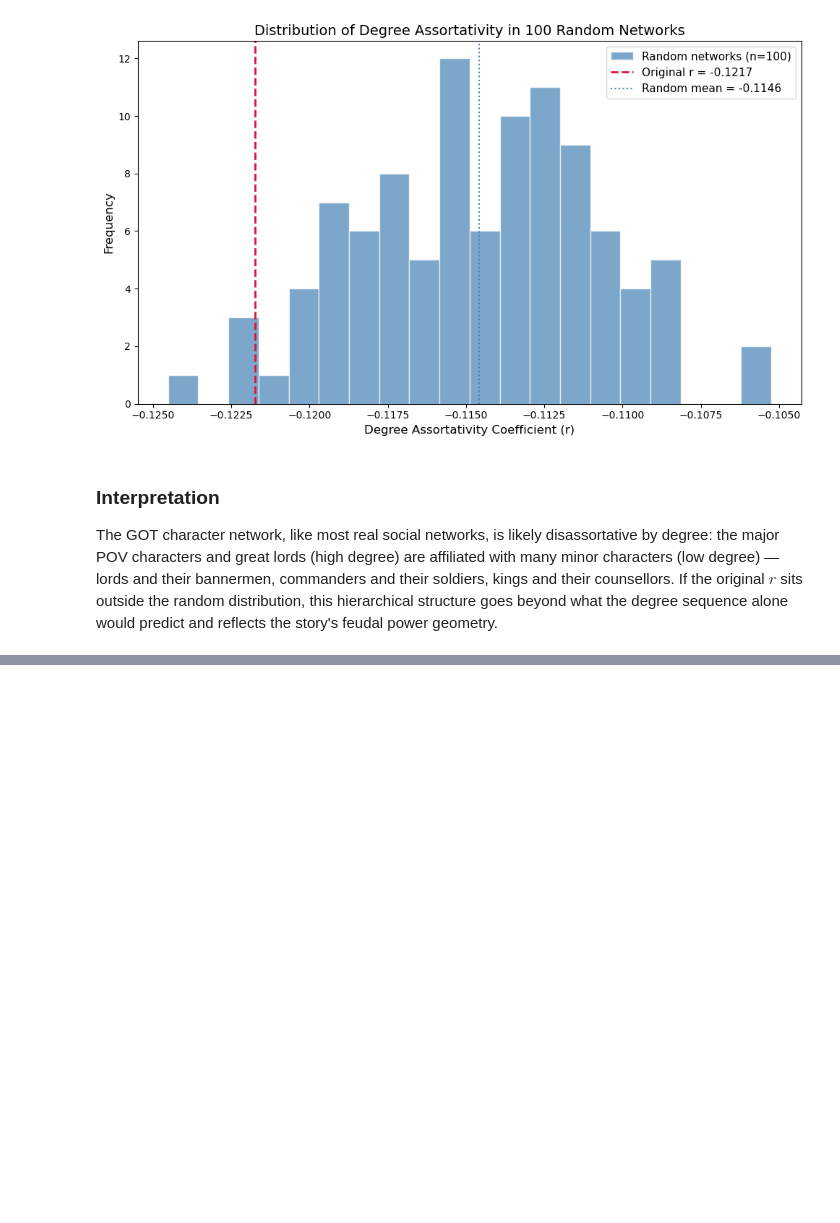
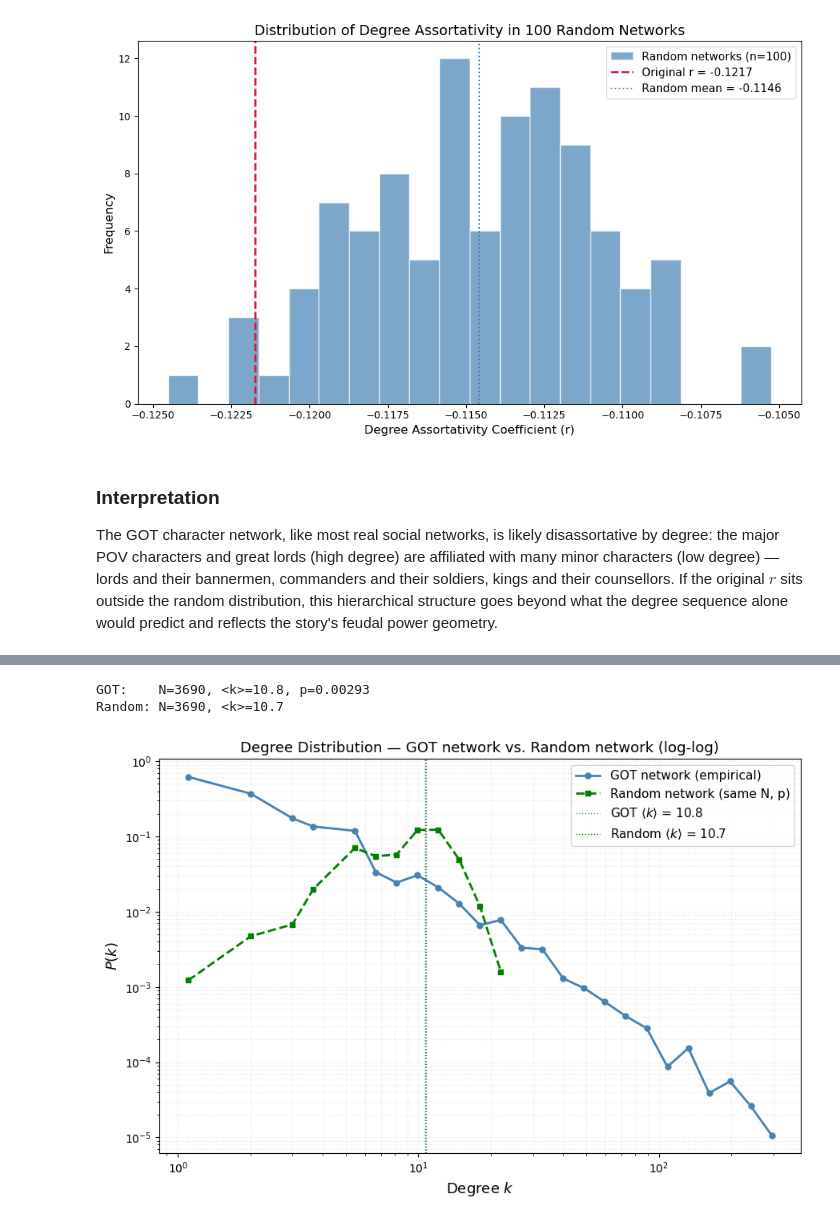
Before and after one commit to oggefaderen/CompSciProject, a Jupyter notebook: got_assortativity.ipynb, the cells around one changed output, grey strips where cells are left out. Saved outputs shown, nothing was run; the diff lists cells and outputs as text; code cells hidden in the pictures; blank space fills up the shorter version.

```diff
--- a/got_assortativity.ipynb
+++ b/got_assortativity.ipynb
@@ -399,0 +319,57 @@ Disassortativity is expected and follows logically from the feudal structure of
+# %%
+from math import factorial, exp
+
+degrees = np.array([d for _, d in G.degree() if d > 0])
+k_mean  = degrees.mean()
+N       = G.number_of_nodes()
+p       = k_mean / (N - 1)   # eq 3.2: <k> = p(N-1)
+
+# --- Logarithmic binning for GOT ---
+log_bins    = np.logspace(np.log10(degrees.min()), np.log10(degrees.max()), 30)
+counts, bin_edges = np.histogram(degrees, bins=log_bins)
+bin_centres = np.sqrt(bin_edges[:-1] * bin_edges[1:])  # geometric midpoints
+density     = counts / (counts.sum() * np.diff(bin_edges))
+mask        = counts > 0
+
+# --- Random network with same N and p ---
+G_rand = nx.erdos_renyi_graph(N, p, seed=42)
+deg_rand = np.array([d for _, d in G_rand.degree() if d > 0])
+counts_r, bin_edges_r = np.histogram(deg_rand, bins=log_bins)
+bin_centres_r = np.sqrt(bin_edges_r[:-1] * bin_edges_r[1:])
+density_r     = counts_r / (counts_r.sum() * np.diff(bin_edges_r))
+mask_r        = counts_r > 0
+
+print(f'GOT:    N={N}, <k>={k_mean:.1f}, p={p:.5f}')
+print(f'Random: N={G_rand.number_of_nodes()}, <k>={np.array([d for _,d in G_rand.degree()]).mean():.1f}')
+# %% [output]
+GOT:    N=3690, <k>=10.8, p=0.00293
+Random: N=3690, <k>=10.7
+# %%
+fig, ax = plt.subplots(figsize=(9, 6))
+
+ax.plot(bin_centres[mask], density[mask],
+        'o-', color='steelblue', linewidth=2, markersize=5,
+        label='GOT network (empirical)')
+
+ax.plot(bin_centres_r[mask_r], density_r[mask_r],
+        's--', color='green', linewidth=2, markersize=5,
+        label=f'Random network (same N, p)')
+
+ax.axvline(k_mean, color='steelblue', linewidth=1, linestyle=':',
+           label=f'GOT $\\langle k \\rangle$ = {k_mean:.1f}')
+ax.axvline(np.array([d for _,d in G_rand.degree()]).mean(),
+           color='green', linewidth=1, linestyle=':',
+           label=f'Random $\\langle k \\rangle$ = {np.array([d for _,d in G_rand.degree()]).mean():.1f}')
+
+ax.set_xscale('log')
+ax.set_yscale('log')
+ax.set_xlabel('Degree $k$', fontsize=13)
+ax.set_ylabel('$P(k)$', fontsize=13)
+ax.set_title('Degree Distribution — GOT network vs. Random network (log-log)', fontsize=13)
+ax.legend(fontsize=11)
+ax.grid(True, which='both', alpha=0.3, linestyle=':')
+plt.tight_layout()
+plt.savefig('degree_distribution.png', dpi=150)
+plt.show()
+# %% [output]
+[figure, added]
```
Also changed, not shown: parts of 8 cells of this notebook, 3 other files.
